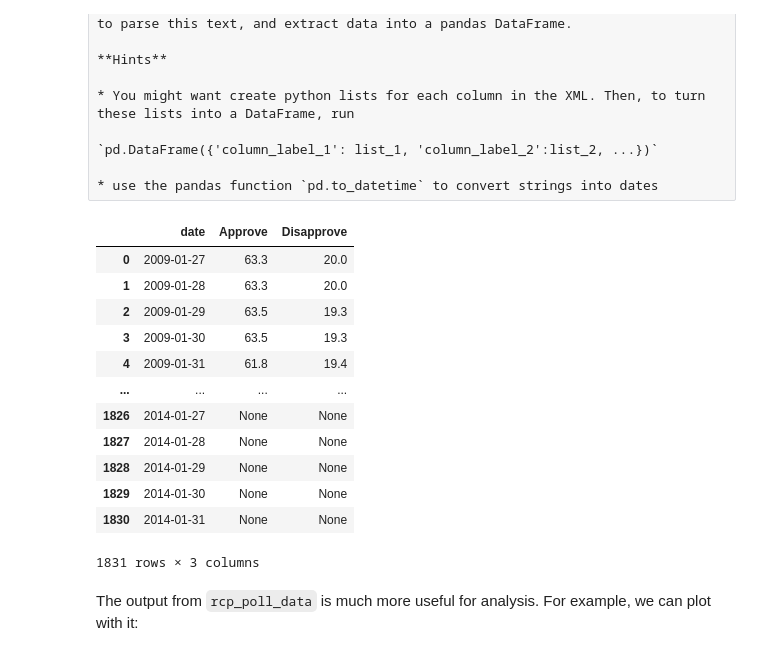
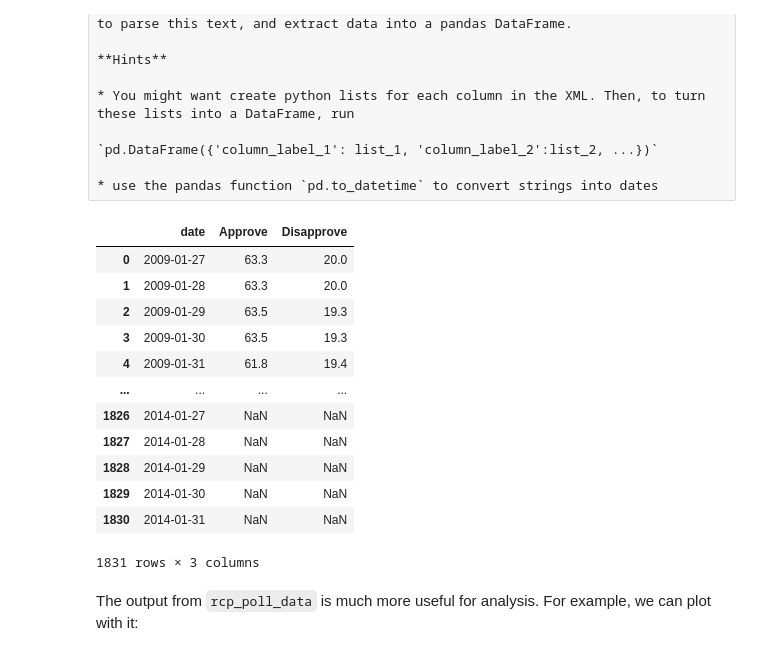
Before and after one commit to santiagoa88g/CS1092015, a Jupyter notebook: HW1.ipynb, the cells around one changed output. Drawn from its saved outputs; the diff is of its cells as text; code cells hidden in the pictures.

```diff
--- a/HW1.ipynb
+++ b/HW1.ipynb
@@ -283,7 +283,7 @@ Even though `get_poll_xml` pulls data from the web into Python, it does so as a
 """
 import requests
 import xml.etree.ElementTree as ET
-import numpy
+import numpy as np
 import pandas as pd
 
 def rcp_poll_data(xml) :
@@ -300,39 +300,44 @@ def rcp_poll_data(xml) :
     for name in root.iter('graph') :
         title.append(name.attrib.get('title'))
     #print(title)
 
     def data_store(element,value,a):
         store = list()
         for elem in root.findall('.//%s[%d]/%s' % (element, int(a), value)):
-            store.append(elem.text)
+            if elem.text == None :
+                store.append(np.nan)
+            elif element == 'graph' :
+                store.append(float(elem.text))
+            else :
+                store.append(elem.text)
         return store
 
     #Quitar None.Posible solución al problema del gráfico.Y poner float en values graph.
 
     date = pd.to_datetime(data_store('series','value', 1))
     lst1 = data_store('graph','value', 1)
     lst2 = data_store('graph','value', 2)
 
     inputs = dict()
     inputs = {"date" : date , title[0] : lst1, title[1] : lst2}
     out_df = pd.DataFrame(inputs)
 
     return out_df
 
 rcp_poll_data(xml)
 # %% [output]
 |  | date | Approve | Disapprove |
 | 0 | 2009-01-27 | 63.3 | 20.0 |
 | 1 | 2009-01-28 | 63.3 | 20.0 |
 | 2 | 2009-01-29 | 63.5 | 19.3 |
 | 3 | 2009-01-30 | 63.5 | 19.3 |
 | 4 | 2009-01-31 | 61.8 | 19.4 |
 | ... | ... | ... | ... |
-| 1826 | 2014-01-27 | None | None |
-| 1827 | 2014-01-28 | None | None |
-| 1828 | 2014-01-29 | None | None |
-| 1829 | 2014-01-30 | None | None |
-| 1830 | 2014-01-31 | None | None |
+| 1826 | 2014-01-27 | NaN | NaN |
+| 1827 | 2014-01-28 | NaN | NaN |
+| 1828 | 2014-01-29 | NaN | NaN |
+| 1829 | 2014-01-30 | NaN | NaN |
+| 1830 | 2014-01-31 | NaN | NaN |
 1831 rows × 3 columns
 # %% [markdown]
 The output from `rcp_poll_data` is much more useful for analysis. For example, we can plot with it:
```
Also changed, not shown: parts of 2 cells of this notebook.
